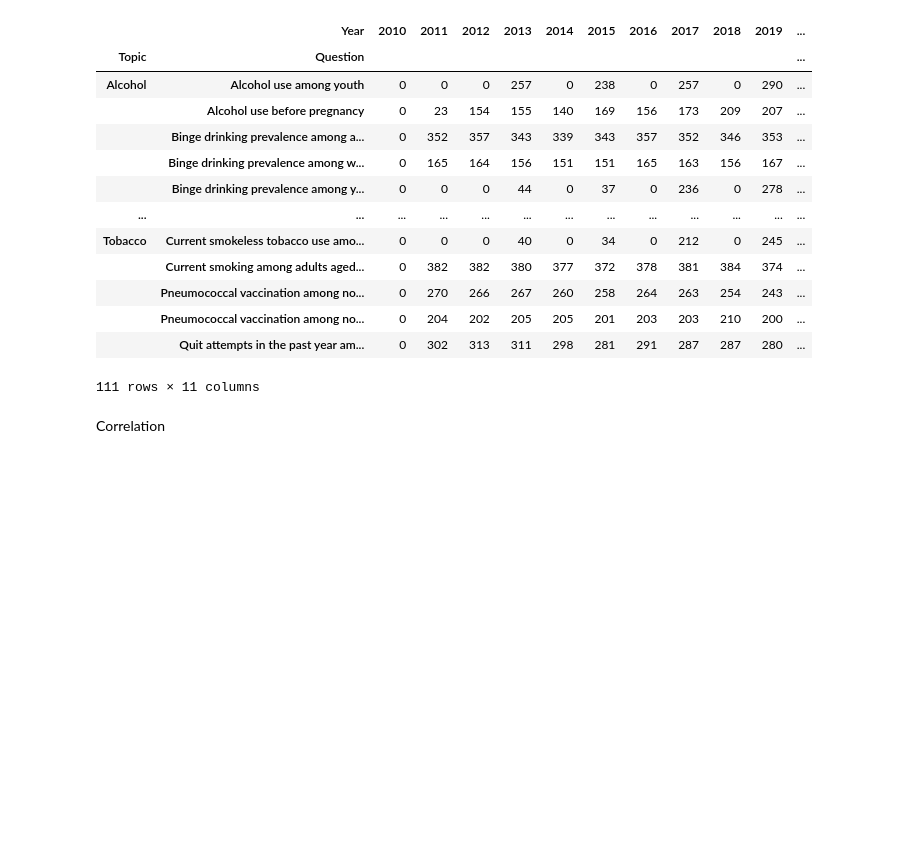
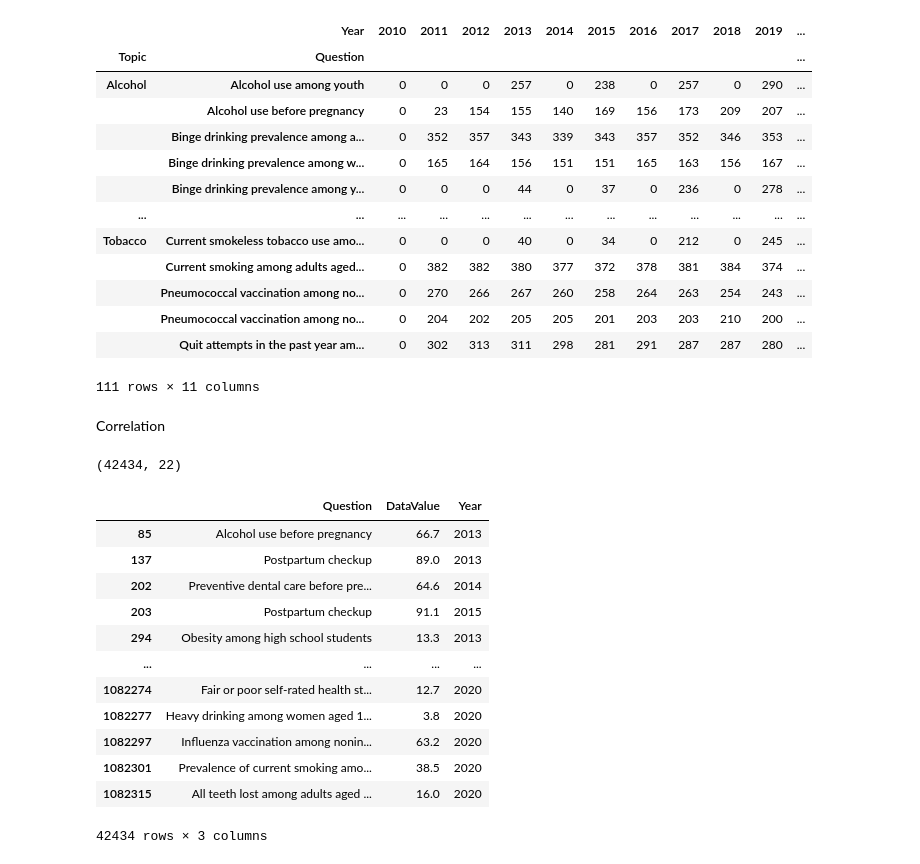
Before and after one commit to andeepl7/FProject_VisualAnalytics, a Jupyter notebook: ETL- Chronic diseases.ipynb, the cells around one changed output. Saved outputs shown, nothing was run; the diff lists cells and outputs as text; code cells hidden in the pictures; blank space fills up the shorter version.

```diff
--- a/ETL- Chronic diseases.ipynb
+++ b/ETL- Chronic diseases.ipynb
@@ -718,7 +718,25 @@ pd.crosstab([df_crude_prevalence.Topic, df_crude_prevalence.Question], [df_crude
 df_crude_prevalence.to_csv('dataprevalence.csv')
 # %% [markdown]
 Correlation
+# %%
+data_overall = df_crude_prevalence[df_crude_prevalence['StratificationCategory1'].str.contains('Overall') == True]
+data_overall.shape
+# %% [output]
+(42434, 22)
 # %%
-#matrix_data = df_crude_prevalence[['Question','DataValue','Year']]
-#matrix_data = matrix_data.groupby('Question')
-#matrix_data
+matrix_data = data_overall[['Question','DataValue','Year']]
+matrix_data
+# %% [output]
+|  | Question | DataValue | Year |
+| 85 | Alcohol use before pregnancy | 66.7 | 2013 |
+| 137 | Postpartum checkup | 89.0 | 2013 |
+| 202 | Preventive dental care before pre... | 64.6 | 2014 |
+| 203 | Postpartum checkup | 91.1 | 2015 |
+| 294 | Obesity among high school students | 13.3 | 2013 |
+| ... | ... | ... | ... |
+| 1082274 | Fair or poor self-rated health st... | 12.7 | 2020 |
+| 1082277 | Heavy drinking among women aged 1... | 3.8 | 2020 |
+| 1082297 | Influenza vaccination among nonin... | 63.2 | 2020 |
+| 1082301 | Prevalence of current smoking amo... | 38.5 | 2020 |
+| 1082315 | All teeth lost among adults aged ... | 16.0 | 2020 |
+42434 rows × 3 columns
```
Also changed, not shown: parts of 8 cells of this notebook, 1 other file.
